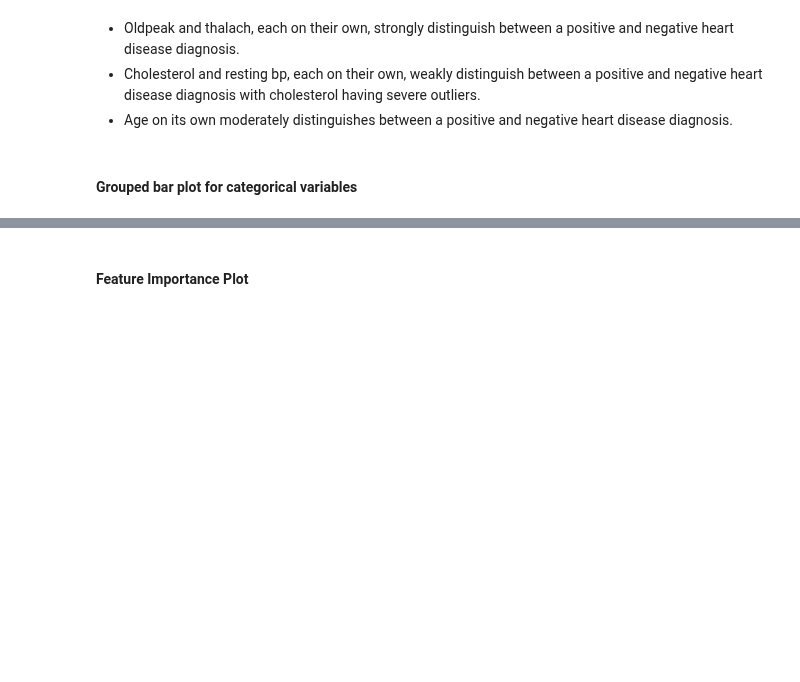
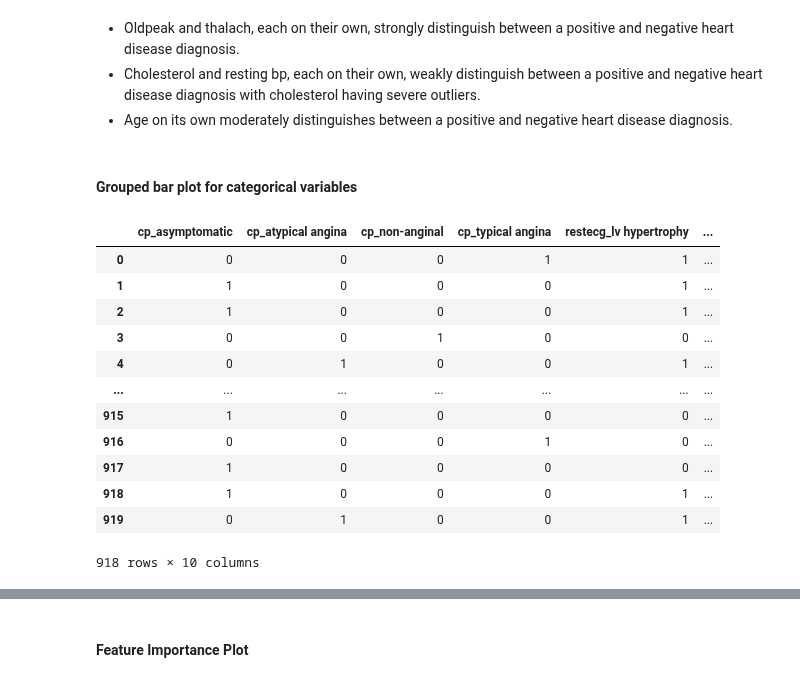
Before and after one commit to ThereseColeongco/hd-classifier, a Jupyter notebook: classifier.ipynb, the cells around one changed output, grey strips where cells are left out. Cells and saved outputs as stored; diff of their text form; code cells hidden in the pictures; blank space fills up the shorter version.

```diff
--- a/classifier.ipynb
+++ b/classifier.ipynb
@@ -589,9 +589,9 @@ Split by heart disease positive and negative.
 ##### Scale values for violin plot
 # %%
 cat_prefixes = ('restecg_', 'cp_')
-cols_to_drop = [col for col in df_eda.columns if col.startswith(cat_prefixes)]
-cols_to_drop.extend(['num', 'sex', 'exang', 'fbs'])
-df_cont = df_eda.drop(columns=cols_to_drop)
+cat_cols_encoded = [col for col in df_eda.columns if col.startswith(cat_prefixes)]
+cat_cols_encoded.extend(['num', 'sex', 'exang', 'fbs'])
+df_cont = df_eda.drop(columns=cat_cols_encoded)
 scaled_cont_data = pd.DataFrame(robust_scaler.fit_transform(df_cont), columns=df_cont.columns)
 scaled_cont_data
 # %% [output]
@@ -635,3 +635,21 @@ plt.show()
 - Age on its own moderately distinguishes between a positive and negative heart disease diagnosis.
 # %% [markdown]
 #### Grouped bar plot for categorical variables
+# %%
+cat_cols_encoded.remove('num')
+# %%
+df_eda[cat_cols_encoded]
+# %% [output]
+|  | cp_asymptomatic | cp_atypical angina | cp_non-anginal | cp_typical angina | restecg_lv hypertrophy | ... |
+| 0 | 0 | 0 | 0 | 1 | 1 | ... |
+| 1 | 1 | 0 | 0 | 0 | 1 | ... |
+| 2 | 1 | 0 | 0 | 0 | 1 | ... |
+| 3 | 0 | 0 | 1 | 0 | 0 | ... |
+| 4 | 0 | 1 | 0 | 0 | 1 | ... |
+| ... | ... | ... | ... | ... | ... | ... |
+| 915 | 1 | 0 | 0 | 0 | 0 | ... |
+| 916 | 0 | 0 | 0 | 1 | 0 | ... |
+| 917 | 1 | 0 | 0 | 0 | 0 | ... |
+| 918 | 1 | 0 | 0 | 0 | 1 | ... |
+| 919 | 0 | 1 | 0 | 0 | 1 | ... |
+918 rows × 10 columns
```
Also changed, not shown: parts of 3 cells of this notebook.
